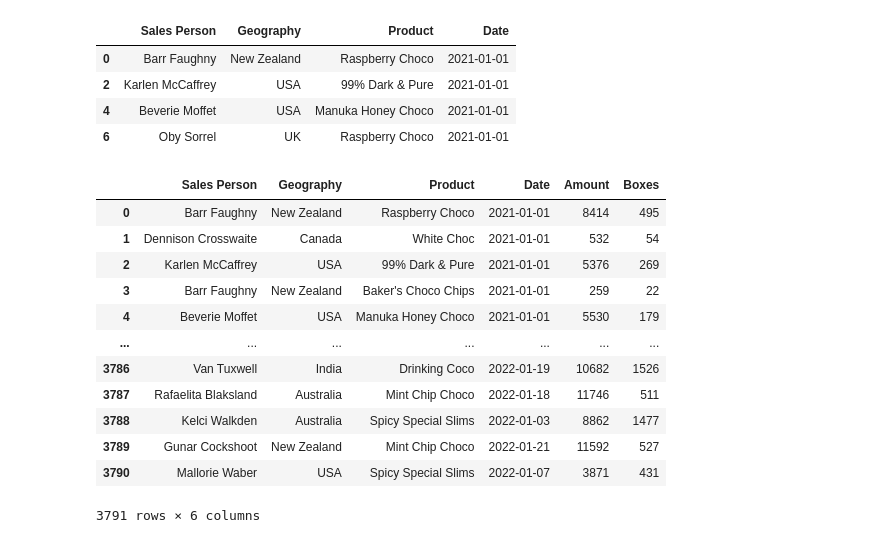
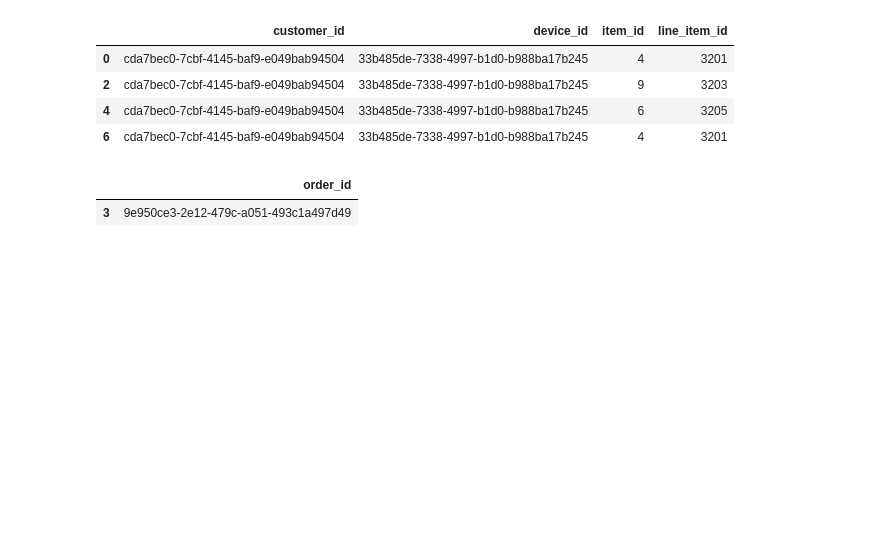
Before and after one commit to ADEOYE-MARY25/My_Task, a Jupyter notebook: Week_6/adeoye_mary_task15.ipynb, the cells around one changed output. Cells and saved outputs as stored; diff of their text form; code cells hidden in the pictures; blank space fills up the shorter version.

```diff
--- a/Week_6/adeoye_mary_task15.ipynb
+++ b/Week_6/adeoye_mary_task15.ipynb
@@ -11,5 +8,5 @@ ERROR: No matching distribution found for os
 # %%
 # loc and iloc are called indexers
 # LEts learn how they work and how they differ from each other
-sales = pd.read_excel("sales_data.xlsx")
+data = pd.read_csv("sales_data.xls")
 # %% [markdown]
@@ -53,31 +69,20 @@ sales.loc[[0,2,4,6]] # this works with both interger and strings...
 # %%
 # Using iloc
-sales.iloc[[0,2,4,6],[0,1,2,3]] # this works with only integers
+data.iloc[[0,2,4,6],[0,1,2,3]] # this works with only integers
 # %% [output]
-|  | Sales Person | Geography | Product | Date |
-| 0 | Barr Faughny | New Zealand | Raspberry Choco | 2021-01-01 |
-| 2 | Karlen McCaffrey | USA | 99% Dark & Pure | 2021-01-01 |
-| 4 | Beverie Moffet | USA | Manuka Honey Choco | 2021-01-01 |
-| 6 | Oby Sorrel | UK | Raspberry Choco | 2021-01-01 |
+|  | customer_id | device_id | item_id | line_item_id |
+| 0 | cda7bec0-7cbf-4145-baf9-e049bab94504 | 33b485de-7338-4997-b1d0-b988ba17b245 | 4 | 3201 |
+| 2 | cda7bec0-7cbf-4145-baf9-e049bab94504 | 33b485de-7338-4997-b1d0-b988ba17b245 | 9 | 3203 |
+| 4 | cda7bec0-7cbf-4145-baf9-e049bab94504 | 33b485de-7338-4997-b1d0-b988ba17b245 | 6 | 3205 |
+| 6 | cda7bec0-7cbf-4145-baf9-e049bab94504 | 33b485de-7338-4997-b1d0-b988ba17b245 | 4 | 3201 |
 # %%
 # Slicing using iloc and loc
 
-sales.iloc[::]
-#sales.iloc[:]
-#sales.iloc[0:-1] # all of this 3 gives the same output in slicing, returninng all of the rows..
+data.iloc[[3], [4]]
+#data.iloc[:]
+#data.iloc[0:-1] # all of this 3 gives the same output in slicing, returninng all of the rows..
 # %% [output]
-|  | Sales Person | Geography | Product | Date | Amount | Boxes |
-| 0 | Barr Faughny | New Zealand | Raspberry Choco | 2021-01-01 | 8414 | 495 |
-| 1 | Dennison Crosswaite | Canada | White Choc | 2021-01-01 | 532 | 54 |
-| 2 | Karlen McCaffrey | USA | 99% Dark & Pure | 2021-01-01 | 5376 | 269 |
-| 3 | Barr Faughny | New Zealand | Baker's Choco Chips | 2021-01-01 | 259 | 22 |
-| 4 | Beverie Moffet | USA | Manuka Honey Choco | 2021-01-01 | 5530 | 179 |
-| ... | ... | ... | ... | ... | ... | ... |
-| 3786 | Van Tuxwell | India | Drinking Coco | 2022-01-19 | 10682 | 1526 |
-| 3787 | Rafaelita Blaksland | Australia | Mint Chip Choco | 2022-01-18 | 11746 | 511 |
-| 3788 | Kelci Walkden | Australia | Spicy Special Slims | 2022-01-03 | 8862 | 1477 |
-| 3789 | Gunar Cockshoot | New Zealand | Mint Chip Choco | 2022-01-21 | 11592 | 527 |
-| 3790 | Mallorie Waber | USA | Spicy Special Slims | 2022-01-07 | 3871 | 431 |
+|  | order_id |
+| 3 | 9e950ce3-2e12-479c-a051-493c1a497d49 |
-3791 rows × 6 columns
 # %%
 # Using loc...
```
Also changed, not shown: parts of 40 cells of this notebook, 3 other files.
